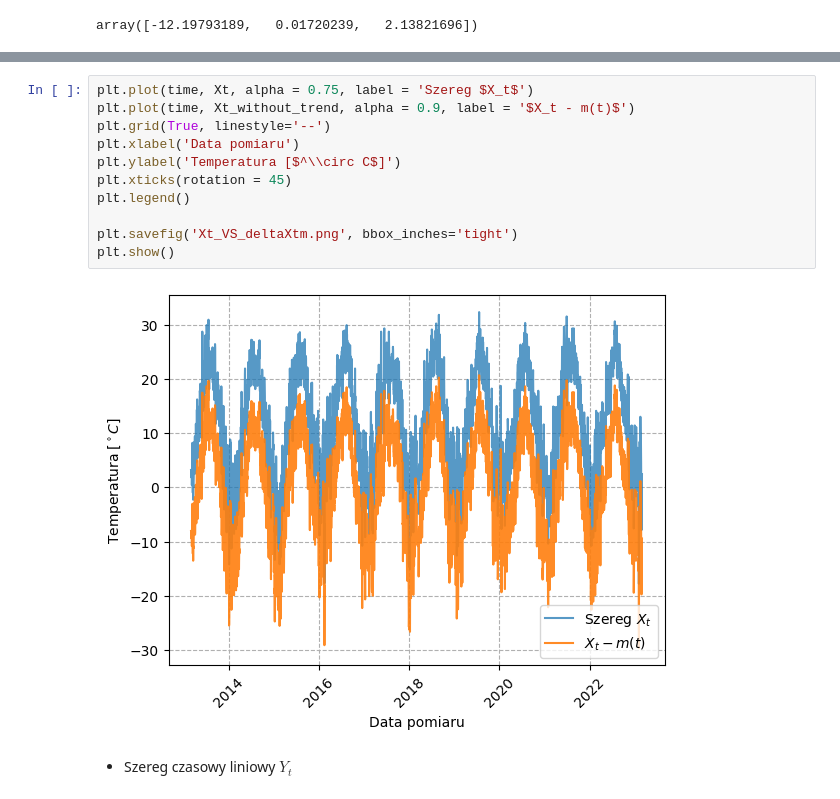
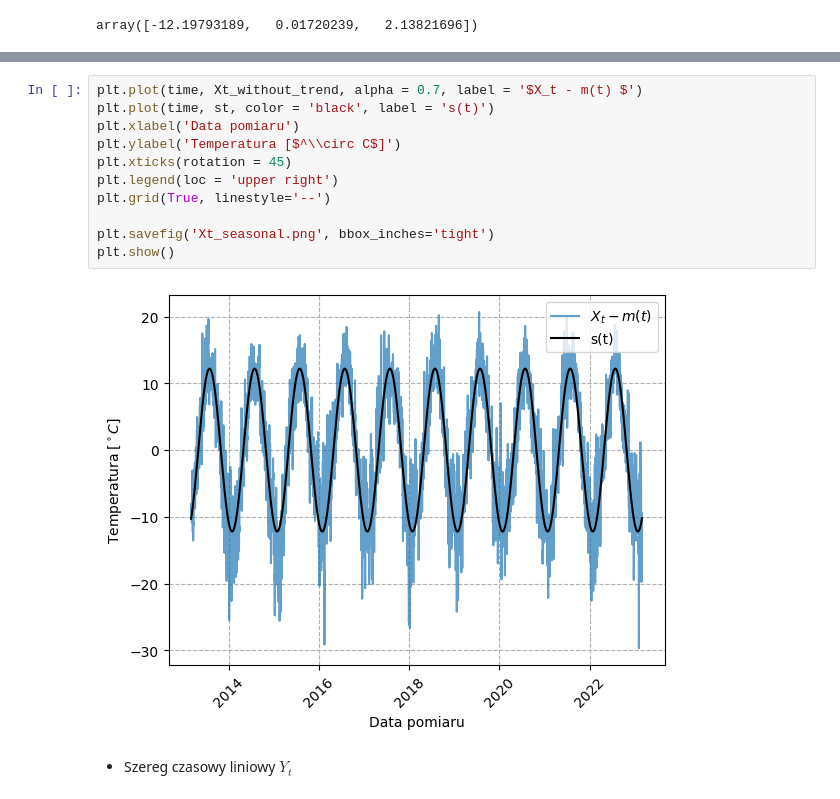
Before and after one commit to MagdalenaSudol/Model_ARMA, a Jupyter notebook: raport_boston.ipynb, the cells around one changed output, grey strips where cells are left out. Saved outputs shown, nothing was run; the diff lists cells and outputs as text.

```diff
--- a/raport_boston.ipynb
+++ b/raport_boston.ipynb
@@ -289,16 +294,16 @@ plt.show()
 # %%
-plt.plot(time, Xt, alpha = 0.75, label = 'Szereg $X_t$')
-plt.plot(time, Xt_without_trend, alpha = 0.9, label = '$X_t - m(t)$')
-plt.grid(True, linestyle='--')
+plt.plot(time, Xt_without_trend, alpha = 0.7, label = '$X_t - m(t) $')
+plt.plot(time, st, color = 'black', label = 's(t)')
 plt.xlabel('Data pomiaru')
 plt.ylabel('Temperatura [$^\\circ C$]')
 plt.xticks(rotation = 45)
-plt.legend()
+plt.legend(loc = 'upper right')
+plt.grid(True, linestyle='--')
 
-plt.savefig('Xt_VS_deltaXtm.png', bbox_inches='tight')
+plt.savefig('Xt_seasonal.png', bbox_inches='tight')
 plt.show()
 # %% [output]
-[figure, old version]
+[figure, new version]
 # %% [markdown]
 - Szereg czasowy liniowy $Y_t$
 # %%
```
Also changed, not shown: parts of 40 cells of this notebook.
